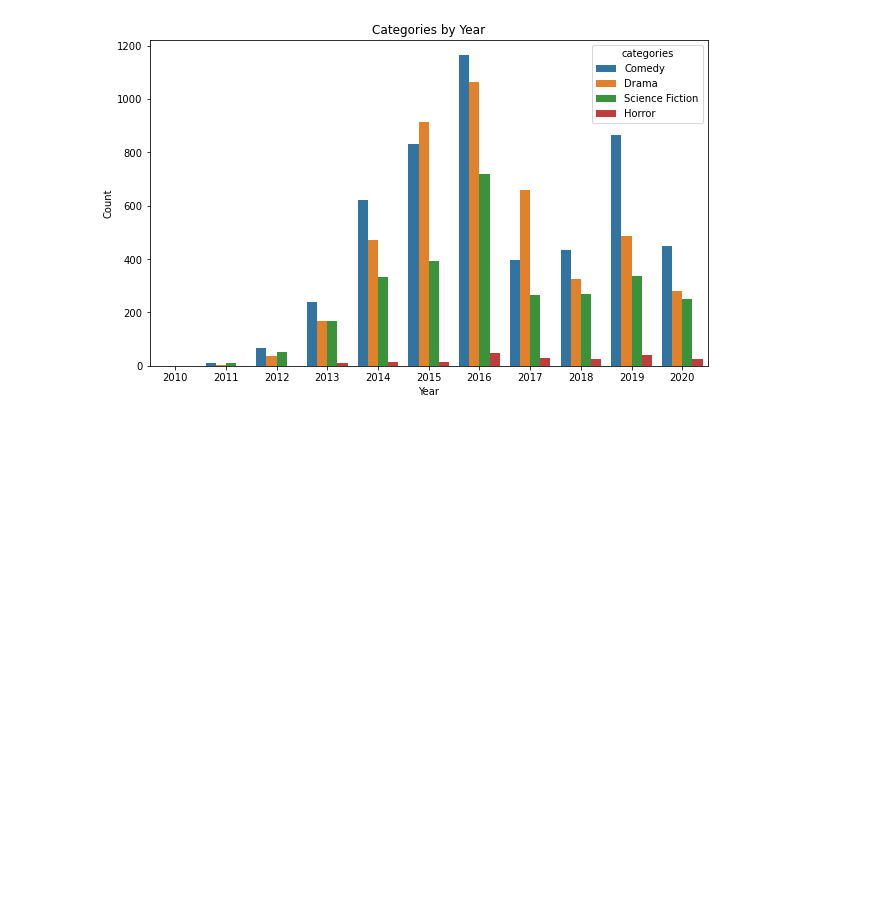
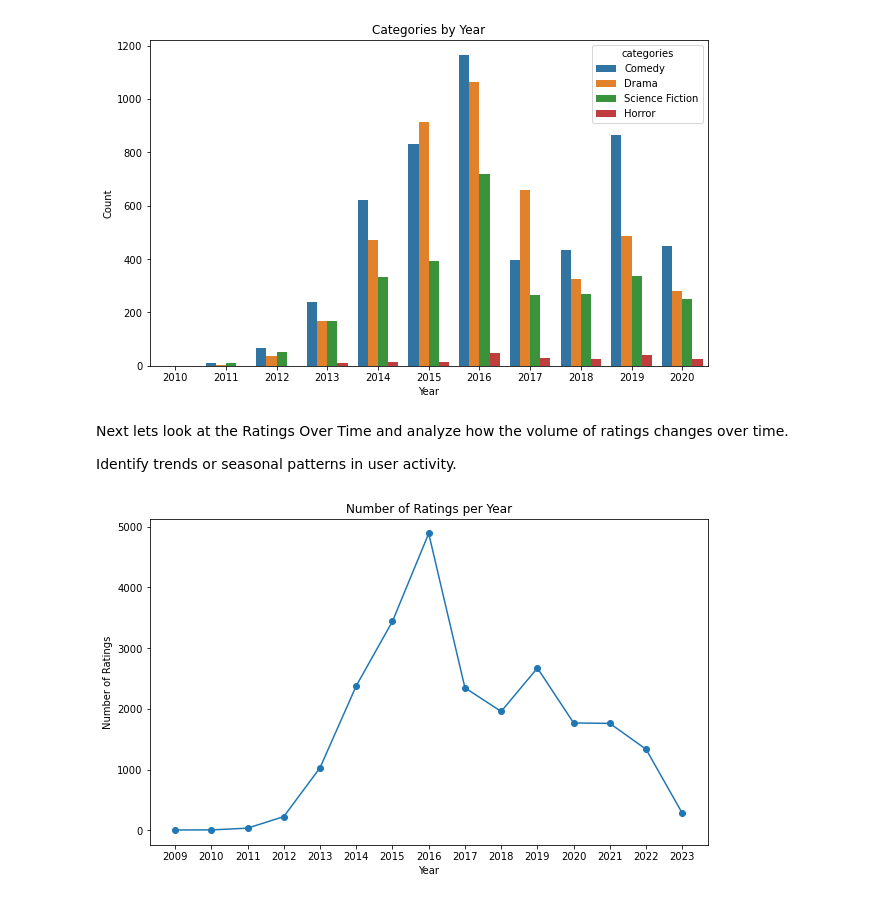
Before and after one commit to WambuiMunene/Grp_1_Capstone-Project, a Jupyter notebook: index.ipynb, the cells around one changed output. Drawn from its saved outputs; the diff is of its cells as text; code cells hidden in the pictures; blank space fills up the shorter version.

```diff
--- a/index.ipynb
+++ b/index.ipynb
@@ -232,3 +232,33 @@ plt.ylabel('Count')
 plt.show()
 # %% [output]
 [figure]
+# %% [markdown]
+Next lets look at the Ratings Over Time and analyze how the volume of ratings changes over time.
+
+Identify trends or seasonal patterns in user activity.
+# %%
+# Converting timestamp to datetime
+prime_video_df['timestamp'] = pd.to_datetime(prime_video_df['timestamp'])
+
+# Aggregating ratings by month
+monthly_ratings = prime_video_df.resample('M', on='timestamp')['rating'].count()
+
+# Converting 'year_month' to string or datetime
+monthly_ratings = monthly_ratings.reset_index()
+monthly_ratings['timestamp'] = monthly_ratings['timestamp'].dt.strftime('%Y-%m')
+
+# Ensuring 'num_ratings' is numeric
+monthly_ratings['rating'] = pd.to_numeric(monthly_ratings['rating'])
+
+# Aggregating by year
+yearly_ratings = monthly_ratings.groupby(monthly_ratings['timestamp'].str[:4])['rating'].sum()
+
+# Plotting
+plt.figure(figsize=(10,6))
+plt.plot(yearly_ratings.index, yearly_ratings.values, marker='o')
+plt.title('Number of Ratings per Year')
+plt.xlabel('Year')
+plt.ylabel('Number of Ratings')
+plt.show()
+# %% [output]
+[figure, added]
```
Also changed, not shown: parts of 3 cells of this notebook.
